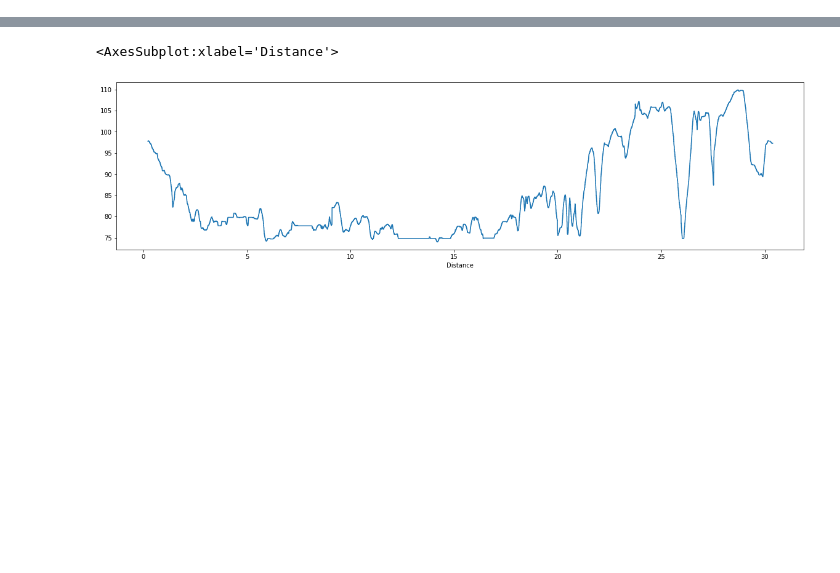
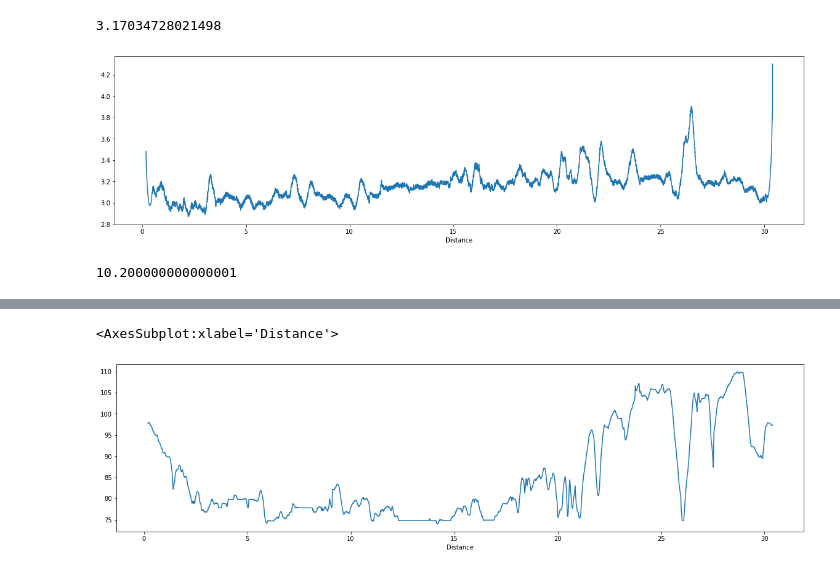
Before and after one commit to thereiswaldo/XCCourseAnalysis, a Jupyter notebook: ATB Course.ipynb, the cells around one changed output, grey strips where cells are left out. Saved outputs shown, nothing was run; the diff lists cells and outputs as text; code cells hidden in the pictures; blank space fills up the shorter version.

Commit message:
Imporved the elevation plots and started work on heuristic calculations.

```diff
--- a/ATB Course.ipynb
+++ b/ATB Course.ipynb
@@ -29,0 +74,16 @@ See the caveats in the documentation: https://pandas.pydata.org/pandas-docs/stab
+# %%
+df['PaceInMinPerKM'].plot(figsize=(20,5))
+print(df['PaceInMinPerKM'].mean())
+# # Add Pace
+# df["pace"] = np.nan
+# df["pace"].iloc[int((N - 1) / 2) : -int((N - 1) / 2)] = pace_hist_binned
+
+# # drop outlier in pace (sometimes watch seems to be stopped early or late)
+# df = df.dropna()[(np.abs(stats.zscore(df.dropna()["pace"])) < 3)]
+# %% [output]
+3.17034728021498
+[figure, added]
+# %%
+0.17*60
+# %% [output]
+10.200000000000001
```
Also changed, not shown: parts of 16 cells of this notebook, 2 other files.
